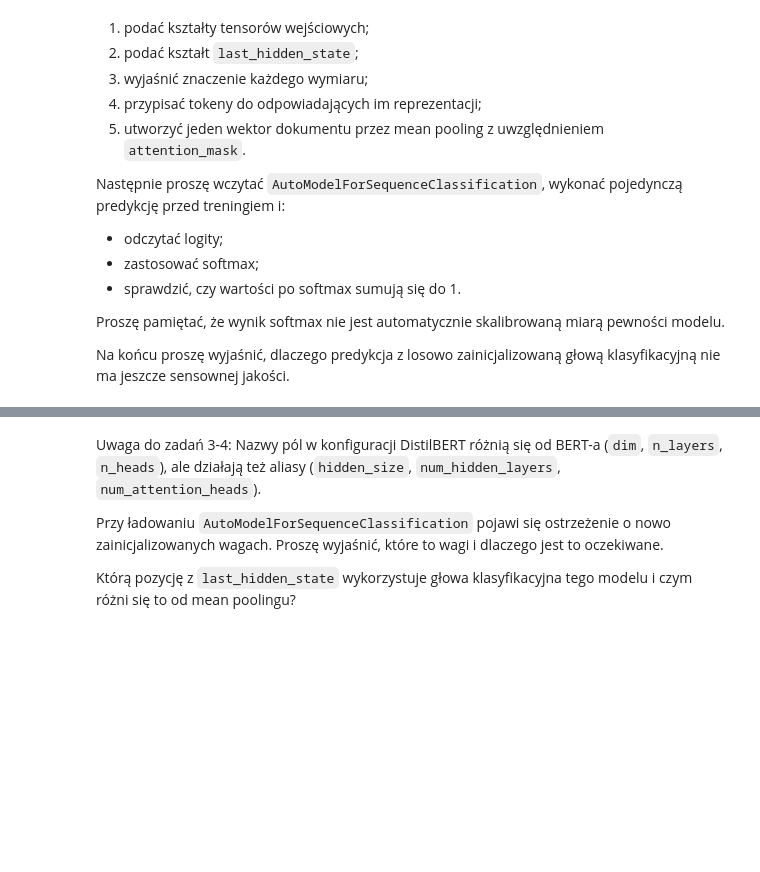
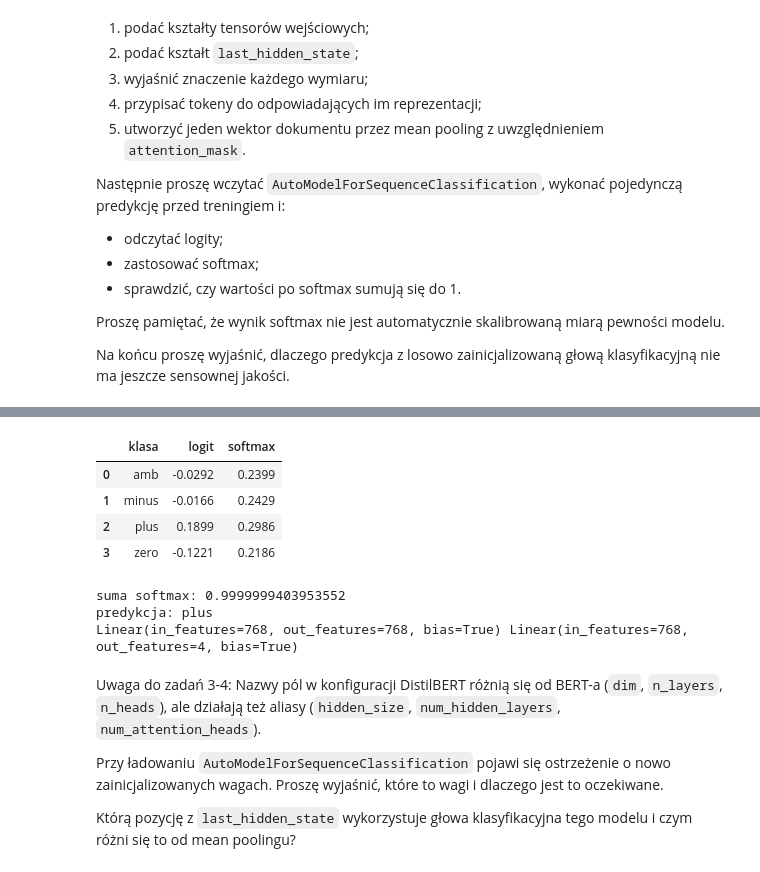
Before and after one commit to Monnkes/nlp, a Jupyter notebook: 004_Transformer_as_a_Model.ipynb, the cells around one changed output, grey strips where cells are left out. Drawn from its saved outputs; the diff is of its cells as text; code cells hidden in the pictures; blank space fills up the shorter version.

```diff
--- a/004_Transformer_as_a_Model.ipynb
+++ b/004_Transformer_as_a_Model.ipynb
@@ -330,0 +487,15 @@ Na końcu proszę wyjaśnić, dlaczego predykcja z losowo zainicjalizowaną gło
+# %%
+text = "Hotel nawet czysty, obsługa bardzo miła, ale śniadania były co najwyżej przeciętne, a kawa zimna. Nie polecam."
+
+inputs = tokenizer(text, return_tensors="pt")
+print("input_ids:", tuple(inputs["input_ids"].shape))
+print("attention_mask:", tuple(inputs["attention_mask"].shape))
+
+base_model = base_model.to(DEVICE).eval()
+inputs = {k: v.to(DEVICE) for k, v in inputs.items()}
+
+with torch.no_grad():
+    outputs = base_model(**inputs)
+
+hidden = outputs.last_hidden_state
+print("last_hidden_state:", tuple(hidden.shape))
@@ -330,0 +523,7 @@ Na końcu proszę wyjaśnić, dlaczego predykcja z losowo zainicjalizowaną gło
+# %%
+label2id = {label: i for i, label in enumerate(CLASSES)}
+id2label = {i: label for label, i in label2id.items()}
+
+clf_model = AutoModelForSequenceClassification.from_pretrained(
+    MODEL_NAME, num_labels=len(CLASSES), label2id=label2id, id2label=id2label
+).to(DEVICE).eval()
@@ -331,3 +547,26 @@ Na końcu proszę wyjaśnić, dlaczego predykcja z losowo zainicjalizowaną gło
+# %%
+with torch.no_grad():
+    logits = clf_model(**inputs).logits
+
+probs = torch.softmax(logits, dim=-1)
+display(pd.DataFrame({
+    "klasa": CLASSES,
+    "logit": logits[0].cpu().numpy().round(4),
+    "softmax": probs[0].cpu().numpy().round(4),
+}))
+print("suma softmax:", probs.sum().item())
+print("predykcja:", id2label[probs.argmax(-1).item()])
+
+print(clf_model.pre_classifier, clf_model.classifier)
+# %% [output]
+|  | klasa | logit | softmax |
+| 0 | amb | -0.0292 | 0.2399 |
+| 1 | minus | -0.0166 | 0.2429 |
+| 2 | plus | 0.1899 | 0.2986 |
+| 3 | zero | -0.1221 | 0.2186 |
+suma softmax: 0.9999999403953552
+predykcja: plus
+Linear(in_features=768, out_features=768, bias=True) Linear(in_features=768, out_features=4, bias=True)
 # %% [markdown]
 Uwaga do zadań 3-4: Nazwy pól w konfiguracji DistilBERT różnią się od BERT-a (`dim`, `n_layers`, `n_heads`), ale działają też aliasy (`hidden_size`, `num_hidden_layers`, `num_attention_heads`).
 
```
Also changed, not shown: parts of 18 cells of this notebook.
